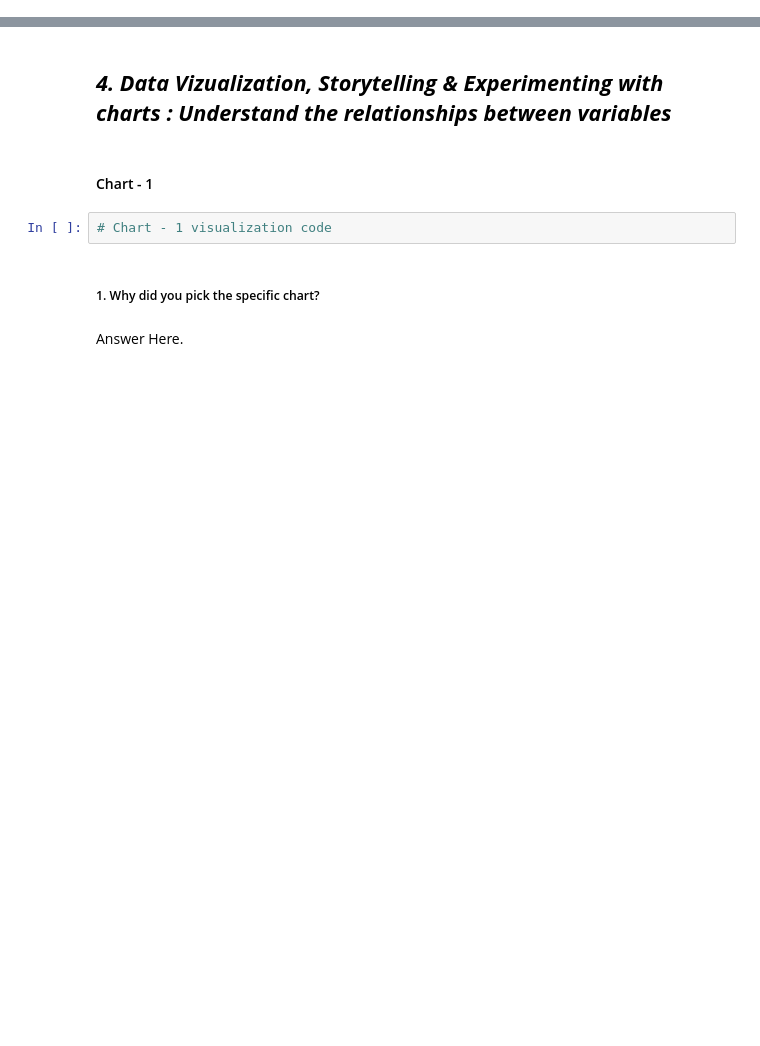
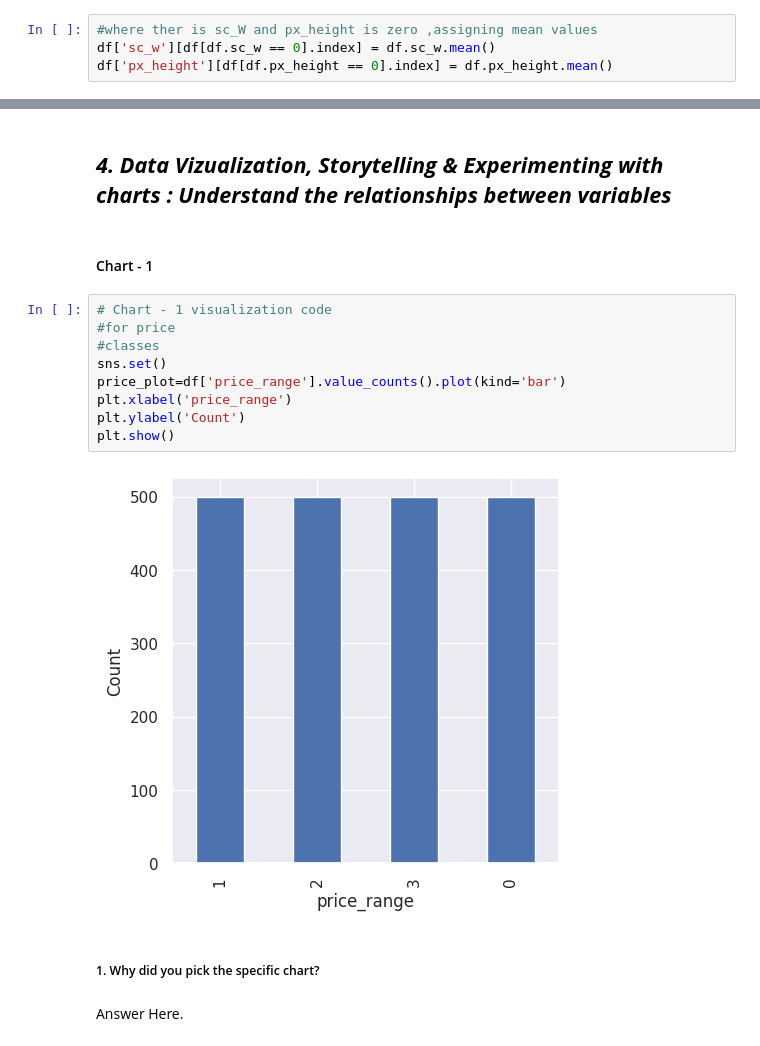
Before and after one commit to ash260498/-Datascience, a Jupyter notebook: Mobile_Price_range_prediction_Aswathi.ipynb, the cells around one changed output, grey strips where cells are left out. Cells and saved outputs as stored; diff of their text form; blank space fills up the shorter version.

```diff
--- a/Mobile_Price_range_prediction_Aswathi.ipynb
+++ b/Mobile_Price_range_prediction_Aswathi.ipynb
@@ -131,2 +323,6 @@ Answer Here
+# %%
+#where ther is sc_W and px_height is zero ,assigning mean values
+df['sc_w'][df[df.sc_w == 0].index] = df.sc_w.mean()
+df['px_height'][df[df.px_height == 0].index] = df.px_height.mean()
 # %% [markdown]
 ### What all manipulations have you done and insights you found?
@@ -136,8 +332,17 @@ Answer Here.
 ## ***4. Data Vizualization, Storytelling & Experimenting with charts : Understand the relationships between variables***
 # %% [markdown]
 #### Chart - 1
-# %%
-# Chart - 1 visualization code
+# %%
+# Chart - 1 visualization code
+#for price
+#classes
+sns.set()
+price_plot=df['price_range'].value_counts().plot(kind='bar')
+plt.xlabel('price_range')
+plt.ylabel('Count')
+plt.show()
+# %% [output]
+[figure, added]
 # %% [markdown]
 ##### 1. Why did you pick the specific chart?
 # %% [markdown]
```
Also changed, not shown: parts of 81 cells of this notebook.
